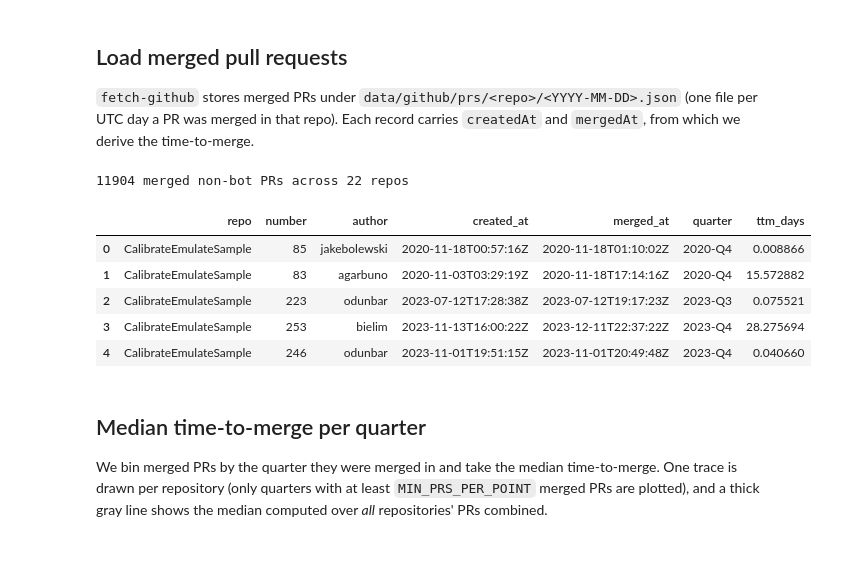
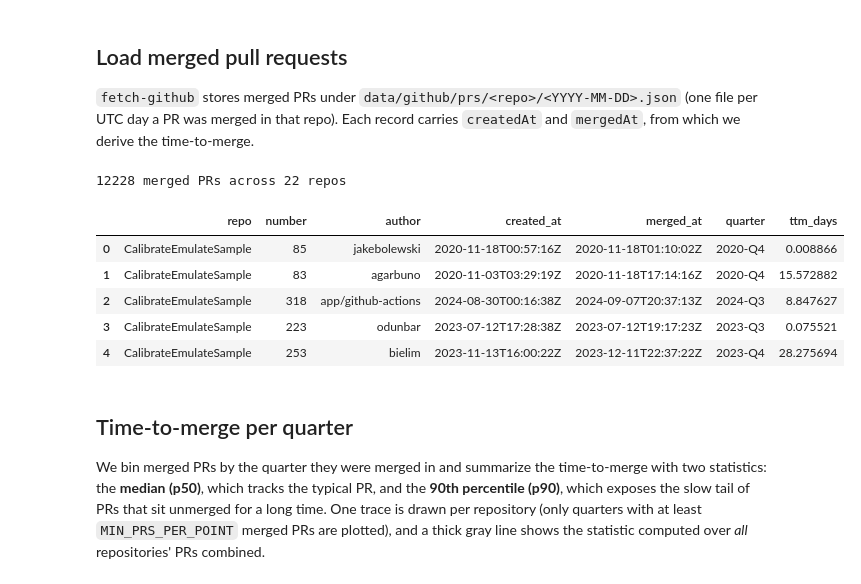
Before and after one commit to petebachant/clima-perf, a Jupyter notebook: .calkit/notebooks/executed/notebooks/analyze-dev-speed.ipynb, the cells around one changed output. Saved outputs shown, nothing was run; the diff lists cells and outputs as text; code cells hidden in the pictures; blank space fills up the shorter version.

```diff
--- a/.calkit/notebooks/executed/notebooks/analyze-dev-speed.ipynb
+++ b/.calkit/notebooks/executed/notebooks/analyze-dev-speed.ipynb
@@ -28,6 +28,7 @@ from pathlib import Path
 import pandas as pd
 import plotly.colors as pc
 import plotly.graph_objects as go
+from plotly.subplots import make_subplots
 
 ROOT = Path.cwd()
 if not (ROOT / "data").exists() and (ROOT / "clima-perf" / "data").exists():
@@ -42,21 +43,6 @@ MIN_QUARTER = "2018-Q1"
 # Minimum number of merged PRs in a repo-quarter for that point to be
 # plotted; medians over only one or two PRs are too noisy to be useful.
 MIN_PRS_PER_POINT = 3
-
-# Bot accounts whose ``is_bot`` field is false on the GitHub API but which
-# are clearly automated (Julia ecosystem bots).
-EXTRA_BOTS = {"JuliaTagBot", "attobot"}
-
-
-def is_bot(author: dict) -> bool:
-    login = author.get("login") or ""
-    return bool(
-        author.get("is_bot")
-        or login in EXTRA_BOTS
-        or login.endswith("[bot]")
-        or login.startswith("app/")
-    )
-
 
 # CamelCase repo lookup so legend labels match the canonical package names.
 camel_by_lc: dict[str, str] = {}
@@ -97,53 +83,53 @@ if PRS_ROOT.exists():
         for f in repo_dir.glob("*.json"):
             for pr in json.loads(f.read_text()):
                 author = pr.get("author") or {}
-                if is_bot(author):
-                    continue
                 created_raw = pr.get("createdAt")
                 merged_raw = pr.get("mergedAt")
                 if not created_raw or not merged_raw:
                     continue
                 created = parse_iso(created_raw)
                 merged = parse_iso(merged_raw)
                 ttm_days = (merged - created).total_seconds() / 86400.0
                 if ttm_days < 0:
                     continue
                 quarter = quarter_of(merged)
                 if quarter < MIN_QUARTER:
                     continue
                 rows.append(
                     {
                         "repo": repo,
                         "number": pr.get("number"),
                         "author": author.get("login"),
                         "created_at": created_raw,
                         "merged_at": merged_raw,
                         "quarter": quarter,
                         "ttm_days": ttm_days,
                     }
                 )
 
 prs_df = pd.DataFrame(rows)
 print(
-    f"{len(prs_df)} merged non-bot PRs across "
+    f"{len(prs_df)} merged PRs across "
     f"{prs_df['repo'].nunique() if not prs_df.empty else 0} repos"
 )
 prs_df.head()
 # %% [output]
-11904 merged non-bot PRs across 22 repos
+12228 merged PRs across 22 repos
 |  | repo | number | author | created_at | merged_at | quarter | ttm_days |
 | 0 | CalibrateEmulateSample | 85 | jakebolewski | 2020-11-18T00:57:16Z | 2020-11-18T01:10:02Z | 2020-Q4 | 0.008866 |
 | 1 | CalibrateEmulateSample | 83 | agarbuno | 2020-11-03T03:29:19Z | 2020-11-18T17:14:16Z | 2020-Q4 | 15.572882 |
-| 2 | CalibrateEmulateSample | 223 | odunbar | 2023-07-12T17:28:38Z | 2023-07-12T19:17:23Z | 2023-Q3 | 0.075521 |
-| 3 | CalibrateEmulateSample | 253 | bielim | 2023-11-13T16:00:22Z | 2023-12-11T22:37:22Z | 2023-Q4 | 28.275694 |
-| 4 | CalibrateEmulateSample | 246 | odunbar | 2023-11-01T19:51:15Z | 2023-11-01T20:49:48Z | 2023-Q4 | 0.040660 |
+| 2 | CalibrateEmulateSample | 318 | app/github-actions | 2024-08-30T00:16:38Z | 2024-09-07T20:37:13Z | 2024-Q3 | 8.847627 |
+| 3 | CalibrateEmulateSample | 223 | odunbar | 2023-07-12T17:28:38Z | 2023-07-12T19:17:23Z | 2023-Q3 | 0.075521 |
+| 4 | CalibrateEmulateSample | 253 | bielim | 2023-11-13T16:00:22Z | 2023-12-11T22:37:22Z | 2023-Q4 | 28.275694 |
 # %% [markdown]
-## Median time-to-merge per quarter
+## Time-to-merge per quarter
 
-We bin merged PRs by the quarter they were merged in and take the median
-time-to-merge. One trace is drawn per repository (only quarters with at least
-`MIN_PRS_PER_POINT` merged PRs are plotted), and a thick gray line shows the
-median computed over *all* repositories' PRs combined.
+We bin merged PRs by the quarter they were merged in and summarize the
+time-to-merge with two statistics: the **median (p50)**, which tracks the
+typical PR, and the **90th percentile (p90)**, which exposes the slow tail of
+PRs that sit unmerged for a long time. One trace is drawn per repository (only
+quarters with at least `MIN_PRS_PER_POINT` merged PRs are plotted), and a thick
+gray line shows the statistic computed over *all* repositories' PRs combined.
 # %%
 empty = prs_df.empty
 
```
Also changed, not shown: parts of 3 cells of this notebook, 7 other files.
